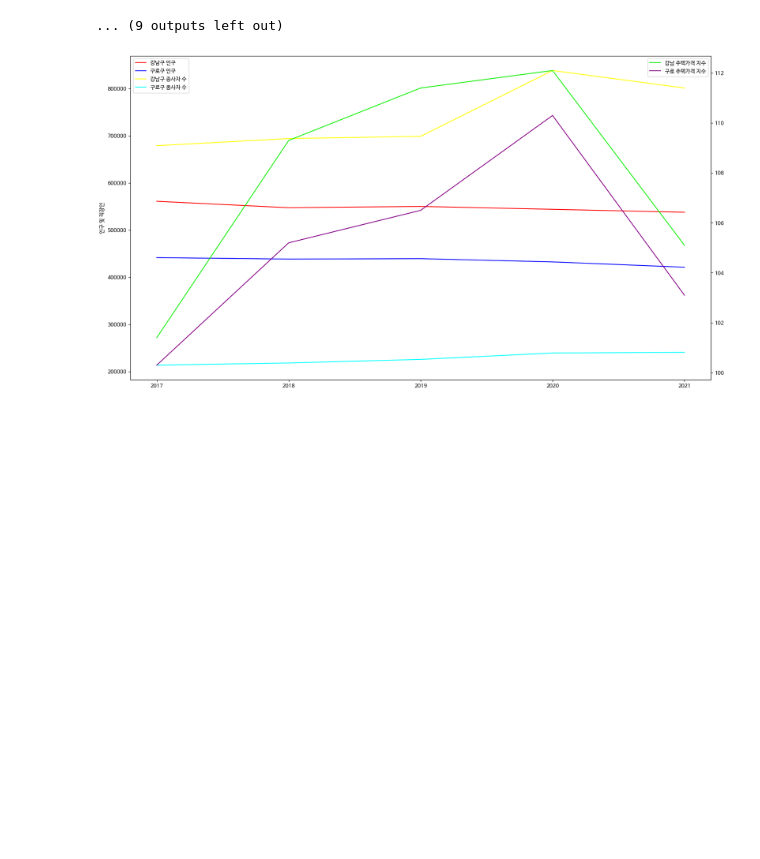
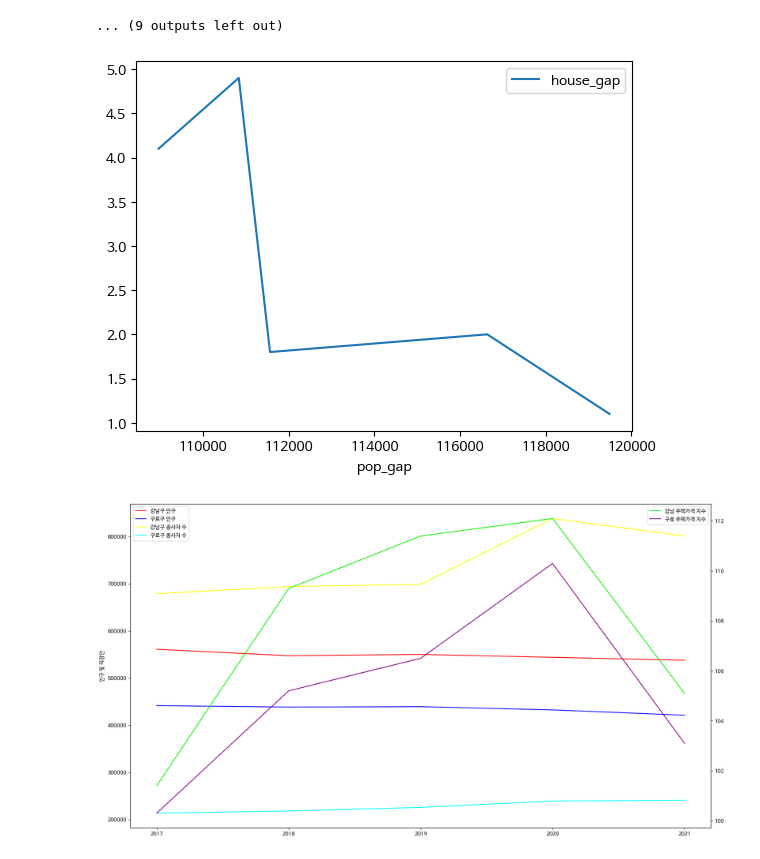
Before and after one commit to cav2280/dcx-1, a Jupyter notebook: main.ipynb, the cells around one changed output. Drawn from its saved outputs; the diff is of its cells as text; code cells hidden in the pictures; blank space fills up the shorter version.

```diff
--- a/main.ipynb
+++ b/main.ipynb
@@ -189,7 +189,7 @@ for year in range(2017, 2022):
     fire_price_gap.append(int(fire_price(year,'강남구'))-int(fire_price(year,'구로구')))
     metro_gap.append(metro(year,'강남구')-metro(year,'구로구'))
 
-data = {'year': yeardata,
+data = {'year': ['17-16','18-17','19-18','20-19','21-20'],
         'pop_gap': pop_gap,
         'business_gap': business_gap,
         'jobs_gap': jobs_gap,
@@ -202,7 +202,9 @@ data = {'year': yeardata,
 gap_df = pd.DataFrame(data)
 
 gap_df.set_index('year', inplace=True)
-gap_df
+year_gap_df = gap_df.diff()
+
+year_gap_df.dropna()
 # %% [output]
 data/CARD_SUBWAY_MONTH_2017.csv
 A value is trying to be set on a copy of a slice from a DataFrame.
@@ -256,6 +258,37 @@ Try using .loc[row_indexer,col_indexer] = value instead
 See the caveats in the documentation: https://pandas.pydata.org/pandas-docs/stable/user_guide/indexing.html#returning-a-view-versus-a-copy
   filtered_data2["지역구"] = "구로"
 ... (9 outputs left out)
+# %%
+gu=['관악구', '영등포구', '동작구', '양천구', '강서구', '서초구', '구로구', '금천구', '강남구',
+       '강동구', '광진구', '은평구', '송파구', '강북구', '서대문구', '마포구', '중랑구', '도봉구',
+       '성북구', '동대문구', '노원구', '성동구', '용산구', '중구', '종로구']
+
+data1=[]
+for i in gu:
+    data1.append([house_price_all(i), flooding(i)])
+
+columns = ['집값 상승률', '누적 침수 신고']
+index = gu
+df=pd.DataFrame(data1, index = index, columns= columns)
+
+g=sns.lmplot(x='누적 침수 신고', y='집값 상승률', data=df, ci=None)
+
+from sklearn.linear_model import LinearRegression
+from scipy import stats
+
+corr, p_value = stats.pearsonr(df['누적 침수 신고'], df['집값 상승률'])
+print(f"상관 계수: {corr}")
+print(f"p-value: {p_value}")
+g.fig.savefig('graph/flooding_and_HousePrice.png',bbox_inches='tight')
+
+
+gap_df = gap_df.sort_values(by='pop_gap')
+
+gap_df.plot(x='pop_gap',y='house_gap')
+
+plt.show()
+# %% [output]
+[figure, added]
 # %%
 gangnampop = []
 guro_pop = []
```
Also changed, not shown: parts of 3 cells of this notebook.
